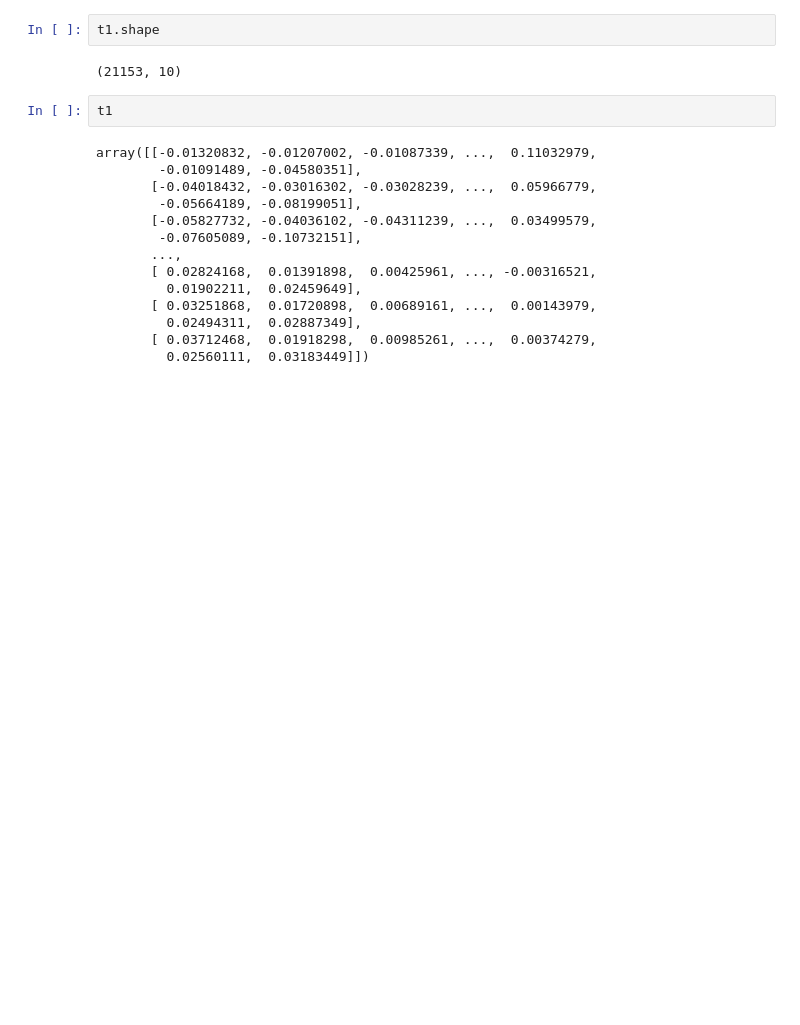
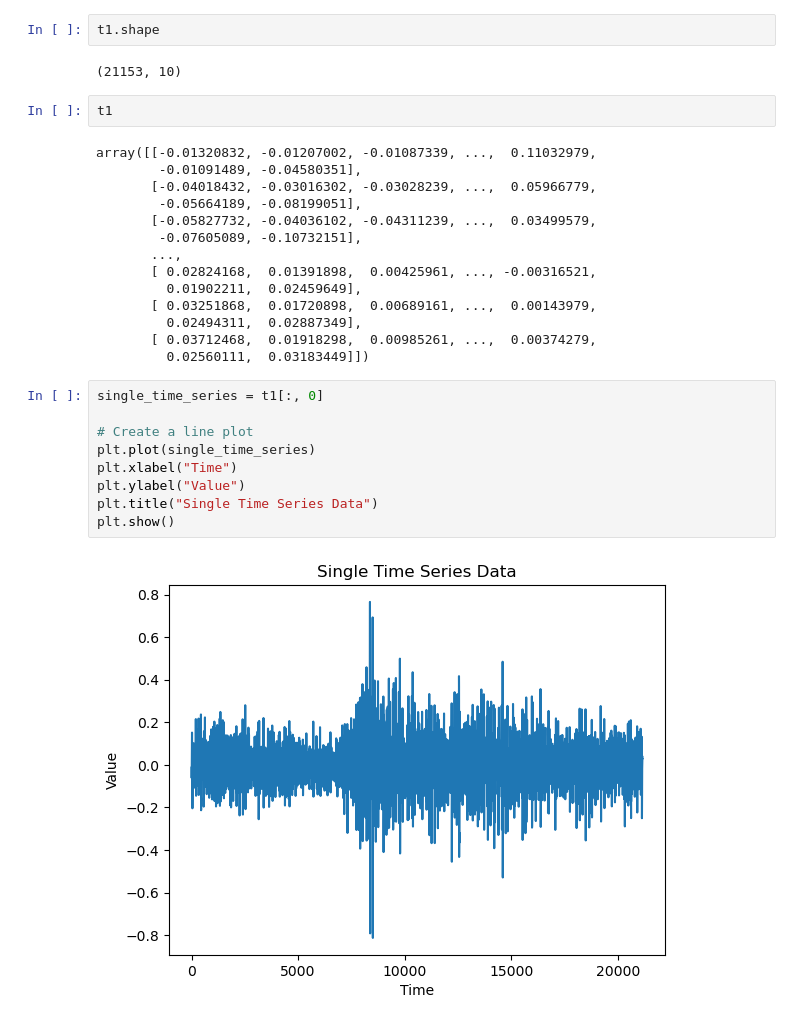
Before and after one commit to ForhanShahriarFahim/EMG-Pattern-Recognition-Deep-Learning, a Jupyter notebook: Rami Kushaba Force EMG Dataset .ipynb, the cells around one changed output. Saved outputs shown, nothing was run; the diff lists cells and outputs as text; blank space fills up the shorter version.

Commit message:
Visualizing Emg data

```diff
--- a/Rami Kushaba Force EMG Dataset .ipynb
+++ b/Rami Kushaba Force EMG Dataset .ipynb
@@ -31,3 +31,14 @@ array([[-0.01320832, -0.01207002, -0.01087339, ...,  0.11032979,
          0.02494311,  0.02887349],
        [ 0.03712468,  0.01918298,  0.00985261, ...,  0.00374279,
          0.02560111,  0.03183449]])
+# %%
+single_time_series = t1[:, 0]
+
+# Create a line plot
+plt.plot(single_time_series)
+plt.xlabel("Time")
+plt.ylabel("Value")
+plt.title("Single Time Series Data")
+plt.show()
+# %% [output]
+[figure, added]
```
